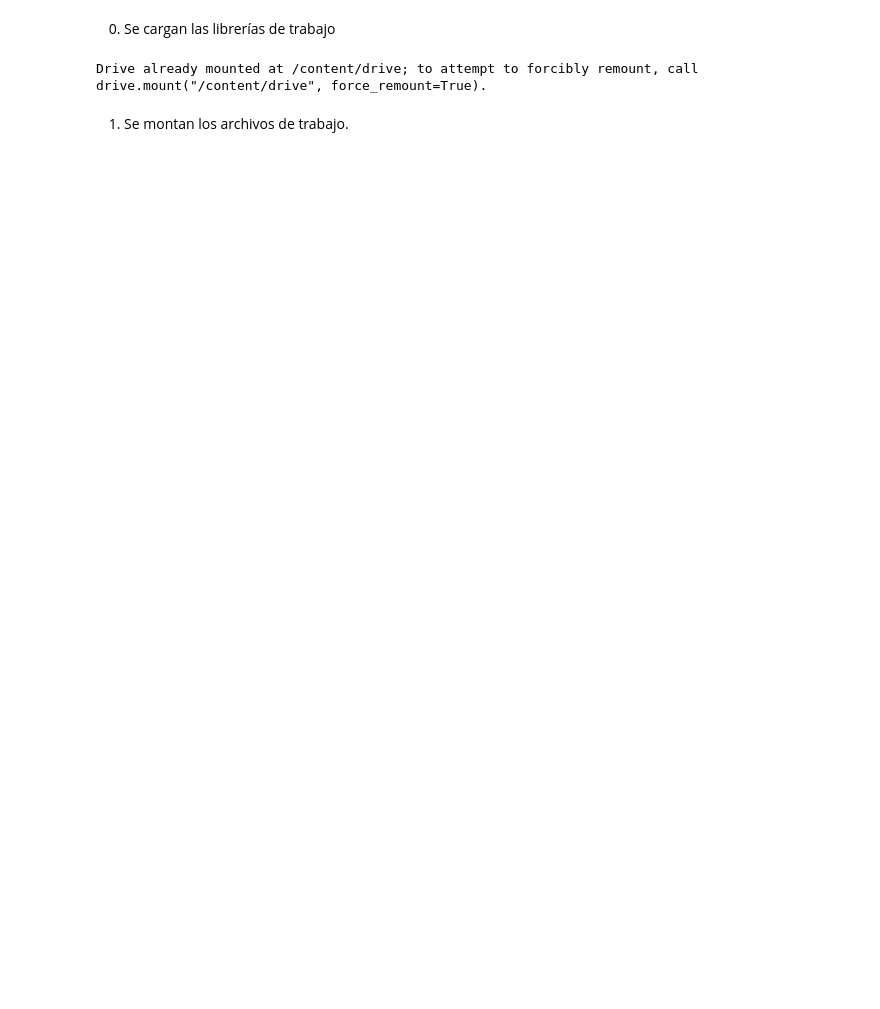
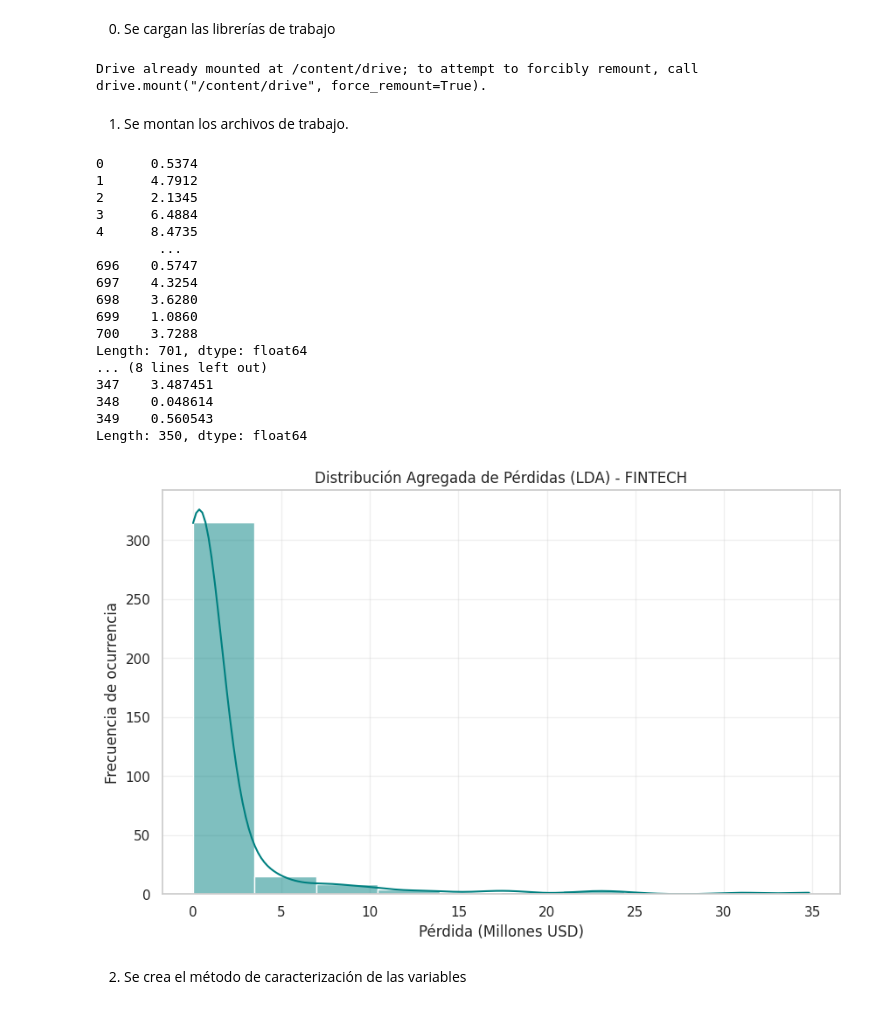
Before and after one commit to Sebas-Atehortua/Integracion-de-Datos-y-Prospectiva, a Jupyter notebook: Integración_Credibilidad_FINTECH.ipynb, the cells around one changed output. Cells and saved outputs as stored; diff of their text form; code cells hidden in the pictures; blank space fills up the shorter version.

```diff
--- a/Integración_Credibilidad_FINTECH.ipynb
+++ b/Integración_Credibilidad_FINTECH.ipynb
@@ -27,0 +35,53 @@ bd_externa = pd.read_excel('/content/drive/MyDrive/Proyecto FINTECH_2/2. AdmonEj
+# %%
+# Cargar base interna (Fallos Tecnológicos)
+bd_int = pd.read_excel('/content/drive/MyDrive/Proyecto FINTECH_2/1. FallasTecnológicas.xlsx')
+bd_int.head(10)
+
+# Frecuencia y Severidad base interna
+
+Freq=bd_int.iloc[:,3]
+Sev=bd_int.iloc[:,4]
+LDA_interna=Freq*Sev
+print(LDA_interna)
+
+# Cargar base externa (AdmonEjecProcesos)
+bd_ext = pd.read_excel('/content/drive/MyDrive/Proyecto FINTECH_2/2. AdmonEjecProcesos.xlsx')
+bd_ext.head(10)
+
+# Frecuencia y Severidad base externa
+
+Freq_ext=bd_ext.iloc[:,3]
+Sev_ext=bd_ext.iloc[:,4]
+LDA_externa=Freq_ext*Sev_ext
+print(LDA_externa)
+
+# Visualización inicial mediante la librería Seaborn
+
+plt.figure(figsize=(10, 6))
+sns.histplot(LDA_externa, bins=10, kde=True, color='teal')
+plt.title("Distribución Agregada de Pérdidas (LDA) - FINTECH")
+plt.xlabel("Pérdida (Millones USD)")
+plt.ylabel("Frecuencia de ocurrencia")
+plt.grid(True, alpha=0.3)
+plt.show()
+# %% [output]
+0      0.5374
+1      4.7912
+2      2.1345
+3      6.4884
+4      8.4735
+        ...
+696    0.5747
+697    4.3254
+698    3.6280
+699    1.0860
+700    3.7288
+Length: 701, dtype: float64
+... (8 lines left out)
+347    3.487451
+348    0.048614
+349    0.560543
+Length: 350, dtype: float64
+[figure, added]
+# %% [markdown]
+2. Se crea el método de caracterización de las variables
```
Also changed, not shown: parts of 7 cells of this notebook.
